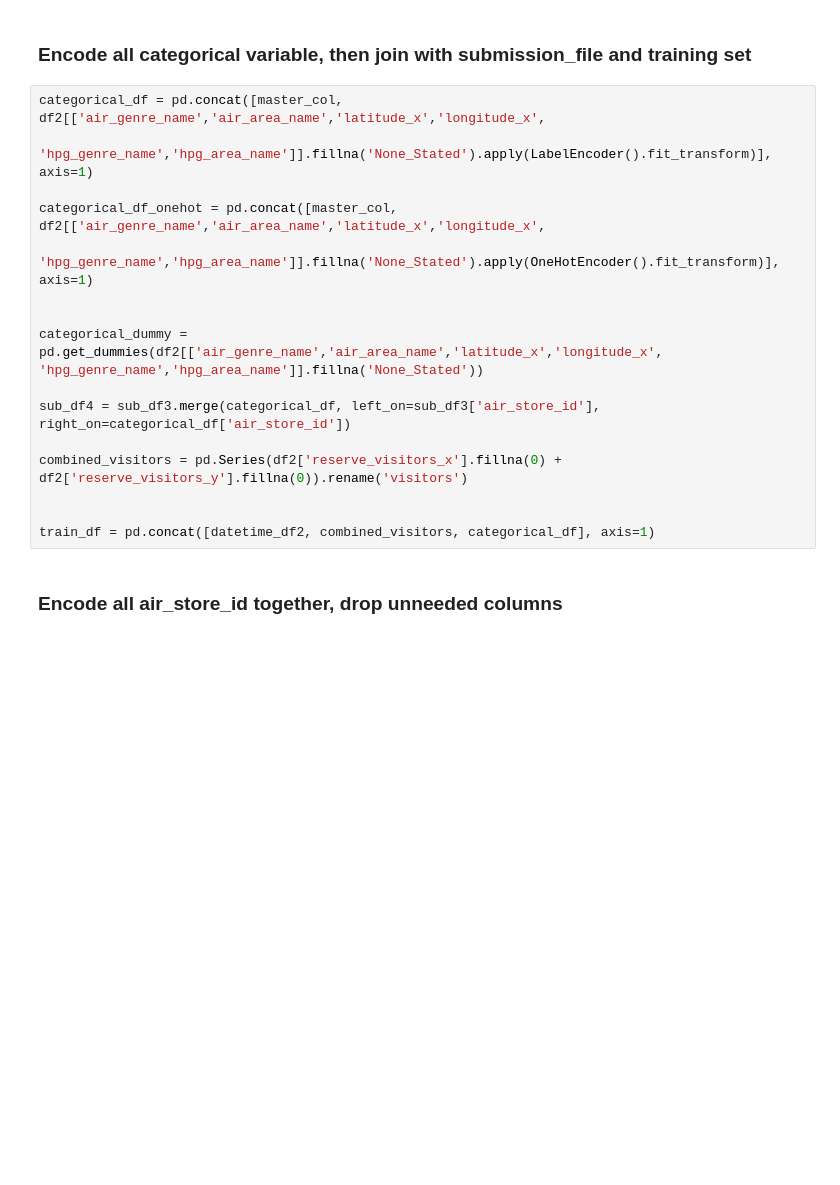
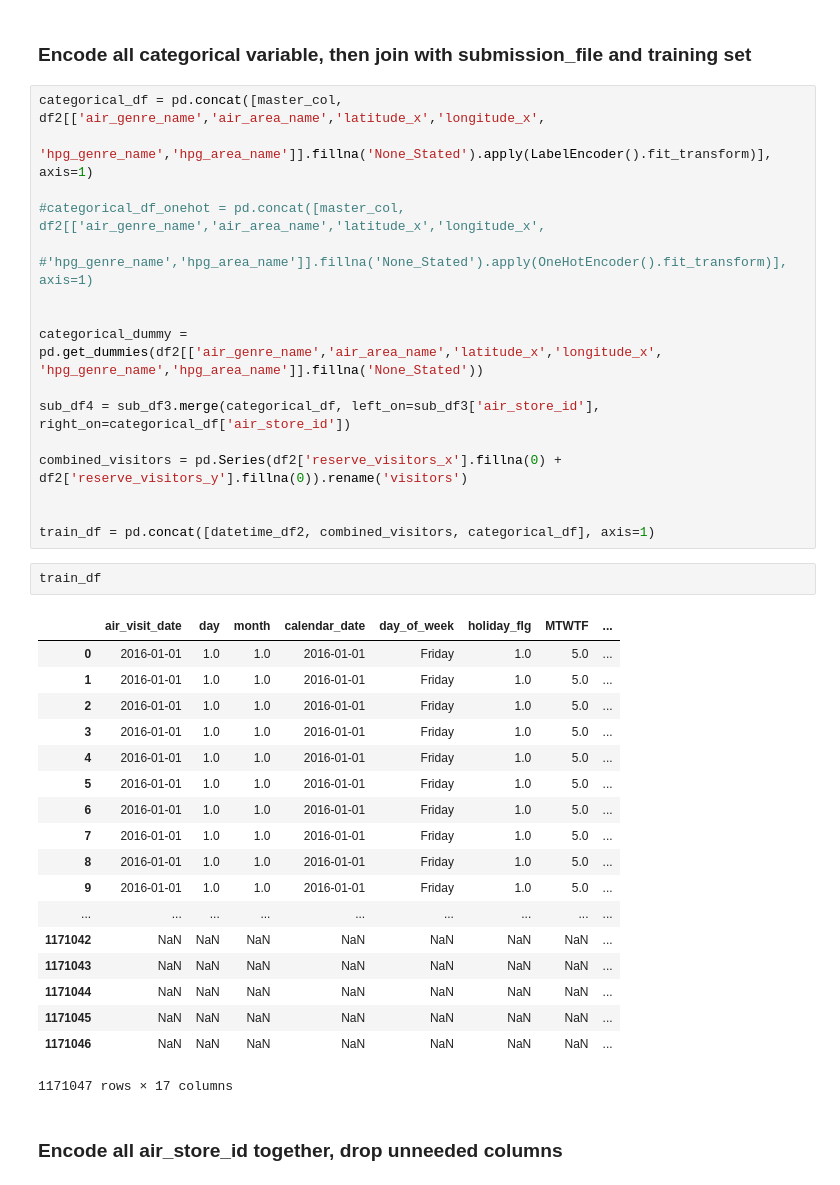
Before and after one commit to jmt7080/Forecasting_visitors, a Jupyter notebook: restaurant_notebook.ipynb, the cells around one changed output. Cells and saved outputs as stored; diff of their text form; blank space fills up the shorter version.

```diff
--- a/restaurant_notebook.ipynb
+++ b/restaurant_notebook.ipynb
@@ -185,8 +185,8 @@ datetime_df2 = datetime_df.merge(date_info, left_on=datetime_df['air_visit_date'
 categorical_df = pd.concat([master_col, df2[['air_genre_name','air_area_name','latitude_x','longitude_x',
                       'hpg_genre_name','hpg_area_name']].fillna('None_Stated').apply(LabelEncoder().fit_transform)], axis=1)
 
-categorical_df_onehot = pd.concat([master_col, df2[['air_genre_name','air_area_name','latitude_x','longitude_x',
-                      'hpg_genre_name','hpg_area_name']].fillna('None_Stated').apply(OneHotEncoder().fit_transform)], axis=1)
+#categorical_df_onehot = pd.concat([master_col, df2[['air_genre_name','air_area_name','latitude_x','longitude_x',
+                      #'hpg_genre_name','hpg_area_name']].fillna('None_Stated').apply(OneHotEncoder().fit_transform)], axis=1)
 
 
 categorical_dummy = pd.get_dummies(df2[['air_genre_name','air_area_name','latitude_x','longitude_x', 'hpg_genre_name','hpg_area_name']].fillna('None_Stated'))
@@ -197,6 +197,27 @@ combined_visitors = pd.Series(df2['reserve_visitors_x'].fillna(0) + df2['reserve
 
 
 train_df = pd.concat([datetime_df2, combined_visitors, categorical_df], axis=1)
+# %%
+train_df
+# %% [output]
+|  | air_visit_date | day | month | calendar_date | day_of_week | holiday_flg | MTWTF | ... |
+| 0 | 2016-01-01 | 1.0 | 1.0 | 2016-01-01 | Friday | 1.0 | 5.0 | ... |
+| 1 | 2016-01-01 | 1.0 | 1.0 | 2016-01-01 | Friday | 1.0 | 5.0 | ... |
+| 2 | 2016-01-01 | 1.0 | 1.0 | 2016-01-01 | Friday | 1.0 | 5.0 | ... |
+| 3 | 2016-01-01 | 1.0 | 1.0 | 2016-01-01 | Friday | 1.0 | 5.0 | ... |
+| 4 | 2016-01-01 | 1.0 | 1.0 | 2016-01-01 | Friday | 1.0 | 5.0 | ... |
+| 5 | 2016-01-01 | 1.0 | 1.0 | 2016-01-01 | Friday | 1.0 | 5.0 | ... |
+| 6 | 2016-01-01 | 1.0 | 1.0 | 2016-01-01 | Friday | 1.0 | 5.0 | ... |
+| 7 | 2016-01-01 | 1.0 | 1.0 | 2016-01-01 | Friday | 1.0 | 5.0 | ... |
+| 8 | 2016-01-01 | 1.0 | 1.0 | 2016-01-01 | Friday | 1.0 | 5.0 | ... |
+| 9 | 2016-01-01 | 1.0 | 1.0 | 2016-01-01 | Friday | 1.0 | 5.0 | ... |
+| ... | ... | ... | ... | ... | ... | ... | ... | ... |
+| 1171042 | NaN | NaN | NaN | NaN | NaN | NaN | NaN | ... |
+| 1171043 | NaN | NaN | NaN | NaN | NaN | NaN | NaN | ... |
+| 1171044 | NaN | NaN | NaN | NaN | NaN | NaN | NaN | ... |
+| 1171045 | NaN | NaN | NaN | NaN | NaN | NaN | NaN | ... |
+| 1171046 | NaN | NaN | NaN | NaN | NaN | NaN | NaN | ... |
+1171047 rows × 17 columns
 # %% [markdown]
 ### Encode all air_store_id together, drop unneeded columns
 # %%
```
Also changed, not shown: parts of 14 cells of this notebook.
